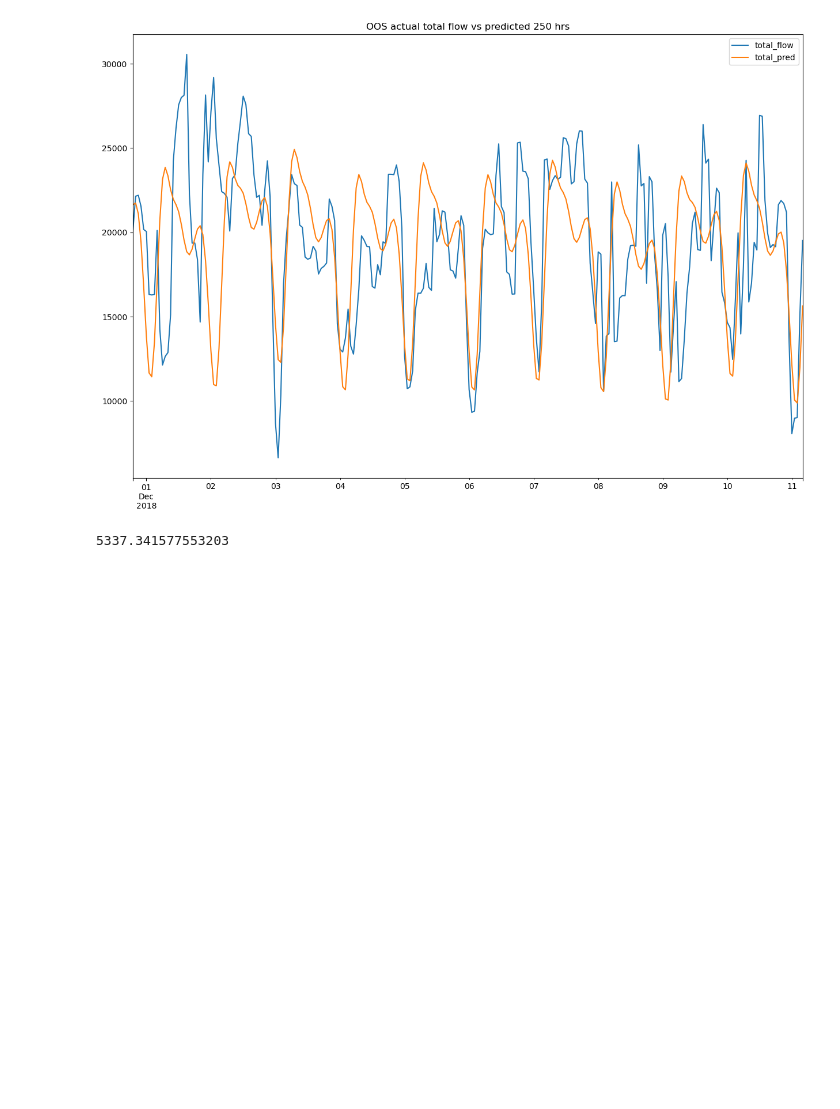
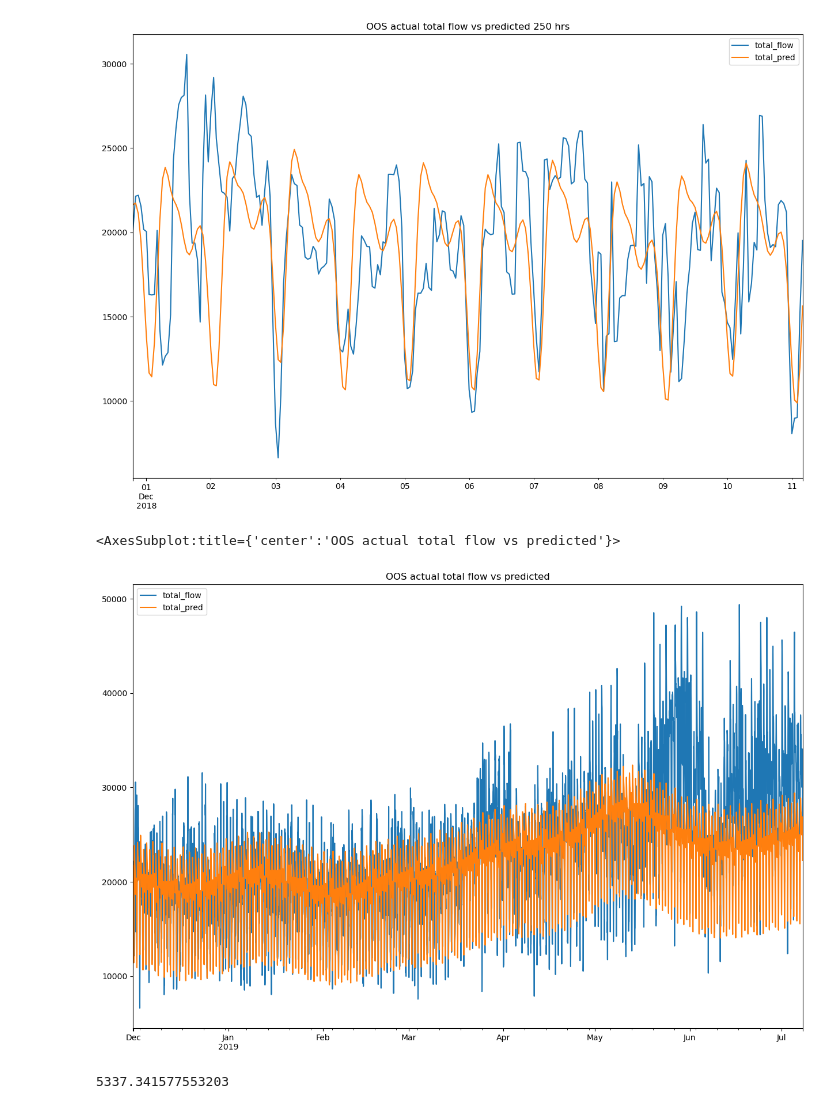
Before and after one commit to JacksonCorley/water_well_pump_optimization, a Jupyter notebook: demand.ipynb, the cells around one changed output. Saved outputs shown, nothing was run; the diff lists cells and outputs as text; code cells hidden in the pictures; blank space fills up the shorter version.

```diff
--- a/demand.ipynb
+++ b/demand.ipynb
@@ -140,5 +222,3 @@ class forecast:
         #return pred
 # %%
 m = forecast(final_data)
-# %%
-train, test = m.train_test(0.8)
@@ -153,8 +252,8 @@ test.shape
 # %% [markdown]
 # testing Prophet
 # %%
-m = Prophet()
-m_s = Prophet()
+n = Prophet()
+s = Prophet()
 # %%
 north_train = pd.DataFrame(train['north_total_flow']).copy()
 south_train = pd.DataFrame(train['south_total_flow']).copy()
@@ -312,6 +411,11 @@ test.iloc[:250,:][['total_flow', 'total_pred']].plot(figsize=(15,10), title='OOS
 # %% [output]
 <AxesSubplot:title={'center':'OOS actual total flow vs predicted 250 hrs'}>
 [figure]
+# %%
+test[['total_flow', 'total_pred']].plot(figsize=(15,10), title='OOS actual total flow vs predicted')
+# %% [output]
+<AxesSubplot:title={'center':'OOS actual total flow vs predicted'}>
+[figure, added]
 # %%
 np.sqrt(mean_squared_error(test['total_flow'], test['total_pred']))
 # %% [output]
```
Also changed, not shown: parts of 5 cells of this notebook, 1 other file.
